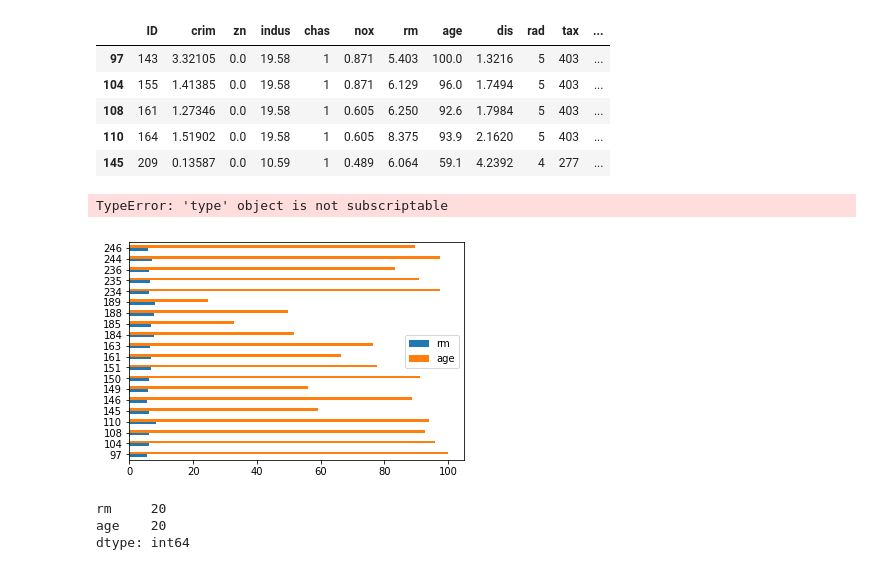
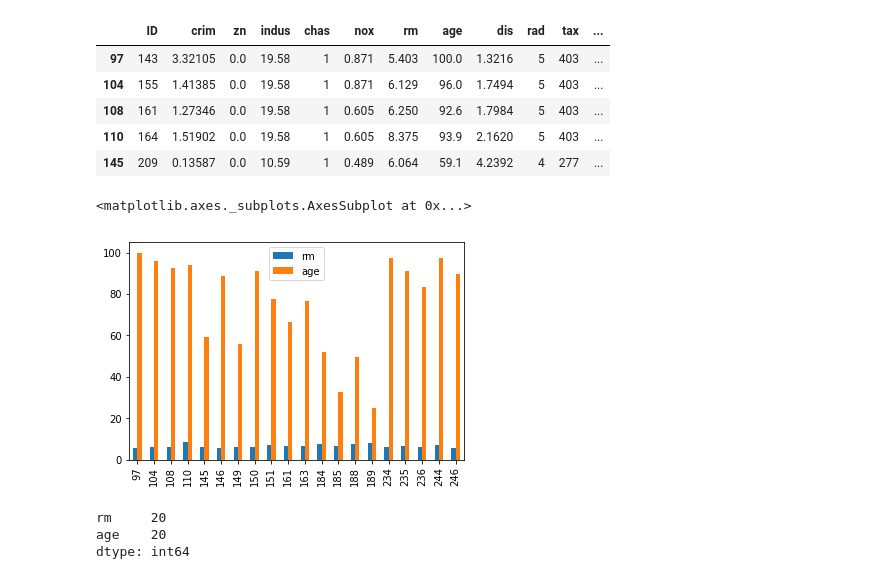
Before and after one commit to lnhdn/dsc-project-eda-with-pandas-nyc-ds-career-042219, a Jupyter notebook: index.ipynb, the cells around one changed output. Drawn from its saved outputs; the diff is of its cells as text; code cells hidden in the pictures.

```diff
--- a/index.ipynb
+++ b/index.ipynb
@@ -149,11 +149,10 @@ near_charles.head()
 # %%
 charles_age_room = near_charles.iloc[:,6:8]
 charles_age_room.head()
-charles_age_room.plot(kind = 'barh')
-plt.xticks= range[20]
+charles_age_room.plot(kind = 'bar')
 # %% [output]
-TypeError: 'type' object is not subscriptable
+<matplotlib.axes._subplots.AxesSubplot at 0x...>
-[figure, old version]
+[figure, new version]
 # %%
 charles_age_room.count()
 # %% [output]
```
